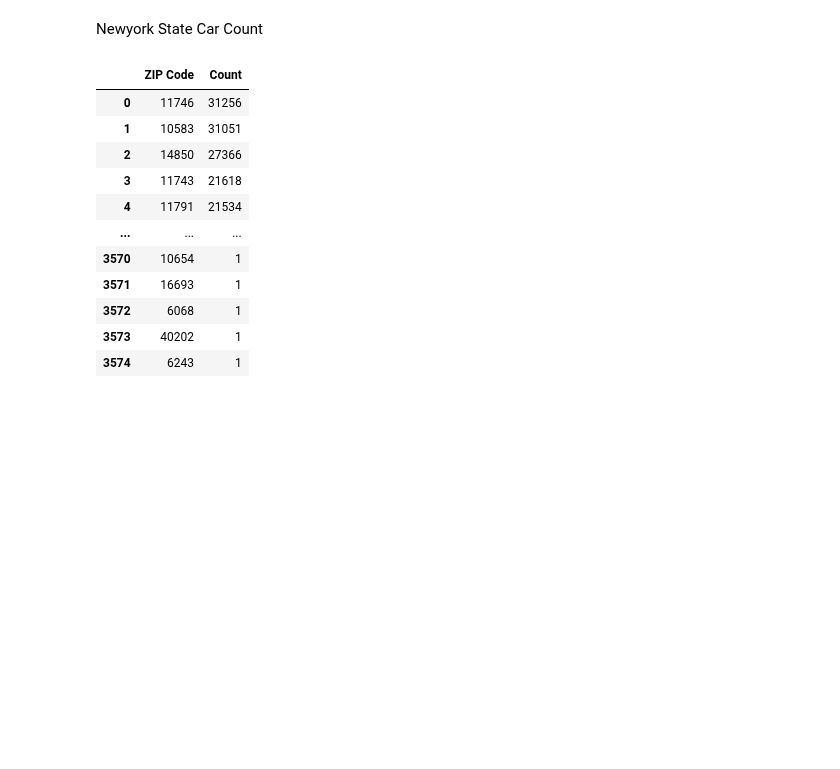
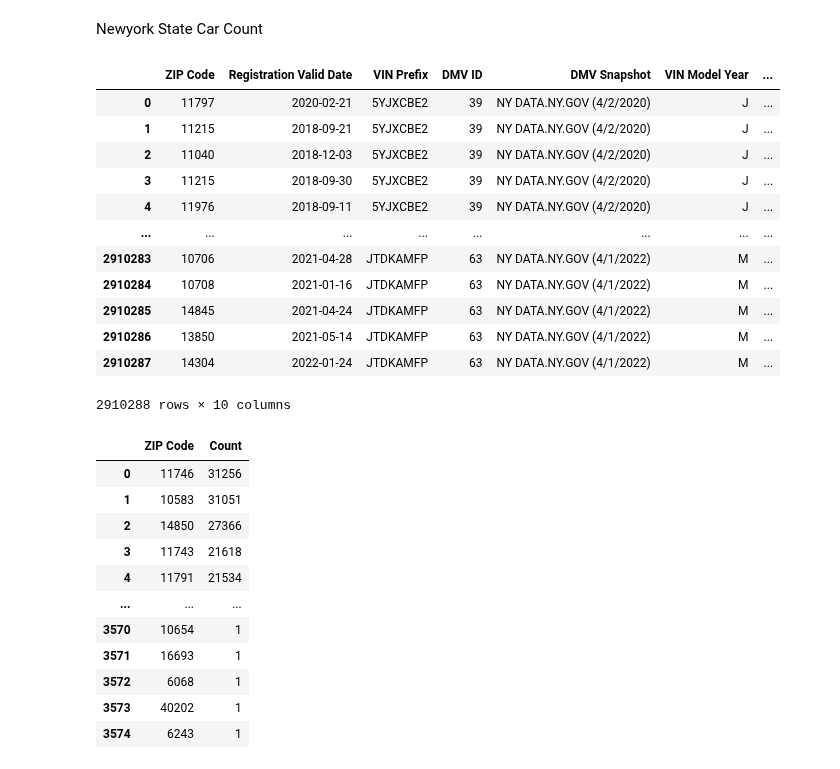
Before and after one commit to MarcccHuuu/2022Spring_Finals_EV, a Jupyter notebook: Hypothesis3.ipynb, the cells around one changed output. Cells and saved outputs as stored; diff of their text form; code cells hidden in the pictures; blank space fills up the shorter version.

```diff
--- a/Hypothesis3.ipynb
+++ b/Hypothesis3.ipynb
@@ -187,6 +199,22 @@ texas_data = pd.read_csv('data/tx_ev_registrations_public.csv')
 washington_data = pd.read_csv('data/wa_ev_registrations_public.csv',low_memory = False)
 # %% [markdown]
 Newyork State Car Count
+# %%
+newyork_data
+# %% [output]
+|  | ZIP Code | Registration Valid Date | VIN Prefix | DMV ID | DMV Snapshot | VIN Model Year | ... |
+| 0 | 11797 | 2020-02-21 | 5YJXCBE2 | 39 | NY DATA.NY.GOV (4/2/2020) | J | ... |
+| 1 | 11215 | 2018-09-21 | 5YJXCBE2 | 39 | NY DATA.NY.GOV (4/2/2020) | J | ... |
+| 2 | 11040 | 2018-12-03 | 5YJXCBE2 | 39 | NY DATA.NY.GOV (4/2/2020) | J | ... |
+| 3 | 11215 | 2018-09-30 | 5YJXCBE2 | 39 | NY DATA.NY.GOV (4/2/2020) | J | ... |
+| 4 | 11976 | 2018-09-11 | 5YJXCBE2 | 39 | NY DATA.NY.GOV (4/2/2020) | J | ... |
+| ... | ... | ... | ... | ... | ... | ... | ... |
+| 2910283 | 10706 | 2021-04-28 | JTDKAMFP | 63 | NY DATA.NY.GOV (4/1/2022) | M | ... |
+| 2910284 | 10708 | 2021-01-16 | JTDKAMFP | 63 | NY DATA.NY.GOV (4/1/2022) | M | ... |
+| 2910285 | 14845 | 2021-04-24 | JTDKAMFP | 63 | NY DATA.NY.GOV (4/1/2022) | M | ... |
+| 2910286 | 13850 | 2021-05-14 | JTDKAMFP | 63 | NY DATA.NY.GOV (4/1/2022) | M | ... |
+| 2910287 | 14304 | 2022-01-24 | JTDKAMFP | 63 | NY DATA.NY.GOV (4/1/2022) | M | ... |
+2910288 rows × 10 columns
 # %%
 def ev_car_count_df(file):
     """ Calculate the number of car in each zip code
```
Also changed, not shown: parts of 17 cells of this notebook, 1 other file.
